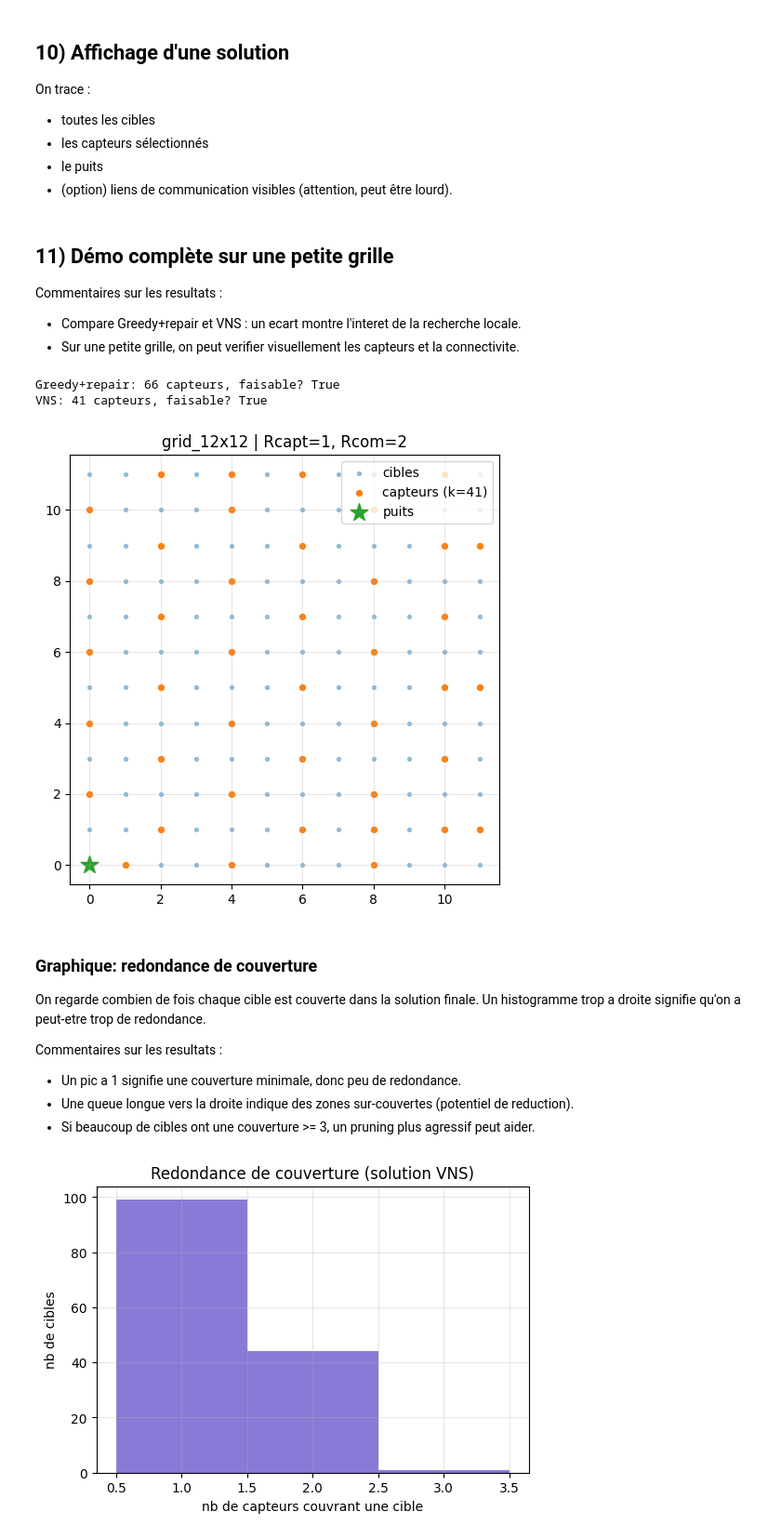
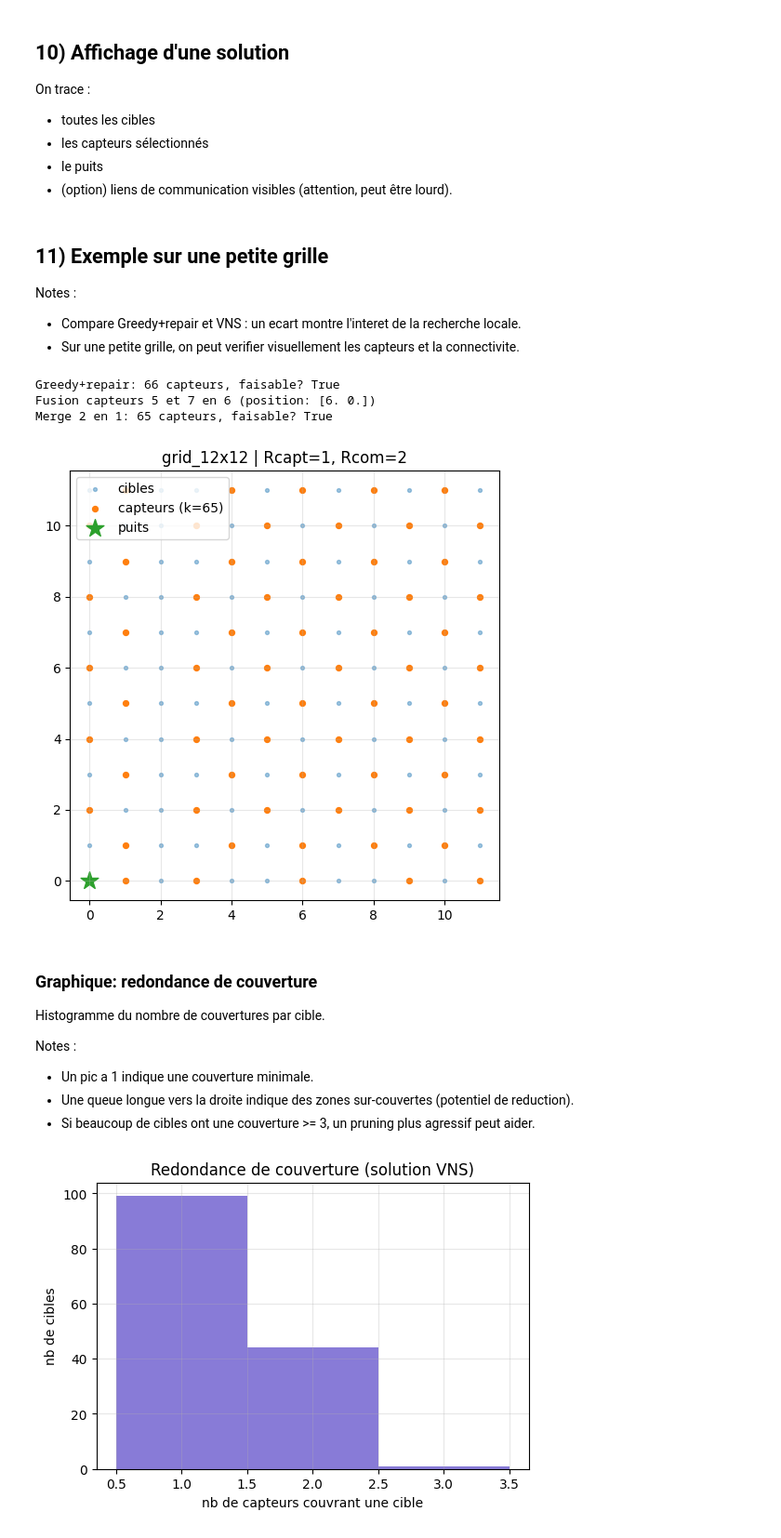
Before and after one commit to pgatt06/Meta-heuristiques, a Jupyter notebook: projet_capteurs_metaheuristiques.ipynb, the cells around one changed output. Shown at 93% size. Cells and saved outputs as stored; diff of their text form; code cells hidden in the pictures.

```diff
--- a/projet_capteurs_metaheuristiques.ipynb
+++ b/projet_capteurs_metaheuristiques.ipynb
@@ -533,3 +535,34 @@ def local_search_swaps(selected: np.ndarray, pc: Precomp, trials: int=500) -> np
+# %%
+def merge_sensors(selected: np.ndarray, pc: Precomp) -> np.ndarray:
+    N = pc.inst.coords.shape[0]
+    sel = selected.copy()
+    sel_idx = np.where(sel)[0]
+
+    for i in range(len(sel_idx)):
+        for j in range(i + 1, len(sel_idx)):
+            a, b = sel_idx[i], sel_idx[j]
+
+            # Calculer le point médian entre les deux capteurs
+            midpoint = (pc.inst.coords[a] + pc.inst.coords[b]) / 2
+
+            # Vérifier si le point médian est une cible valide
+            distances = np.linalg.norm(pc.inst.coords - midpoint, axis=1)
+            closest_idx = np.argmin(distances)
+            if distances[closest_idx] > pc.Rcapt:
+                continue
+
+            # Tenter de fusionner en activant le capteur au point médian
+            new_sel = sel.copy()
+            new_sel[a] = False
+            new_sel[b] = False
+            new_sel[closest_idx] = True
+
+            # Vérifier la faisabilité après fusion
+            if is_feasible(new_sel, pc) and int(new_sel.sum()) < int(sel.sum()):
+                print(f"Fusion capteurs {a} et {b} en {closest_idx} (position: {pc.inst.coords[closest_idx]})")
+                return new_sel
+
+    return sel
 # %% [markdown]
 ## 9) Métaheuristique : VNS (Variable Neighborhood Search)
 
@@ -636,35 +669,39 @@ def plot_solution(selected: np.ndarray, pc: Precomp, show_links: bool=False, max
     plt.legend()
     plt.show()
 # %% [markdown]
-## 11) Démo complète sur une petite grille
+## 11) Exemple sur une petite grille
 
-Commentaires sur les resultats :
+Notes :
 - Compare Greedy+repair et VNS : un ecart montre l'interet de la recherche locale.
 - Sur une petite grille, on peut verifier visuellement les capteurs et la connectivite.
 # %%
 inst = make_grid(12, 12)
 pc = build_precomp(inst, Rcapt=1, Rcom=2)
 
 sol0 = greedy_construct(pc)
 sol0 = repair(sol0, pc)
 print('Greedy+repair:', int(sol0.sum()), 'capteurs, faisable?', is_feasible(sol0, pc))
 
-sol = vns(pc, kmax=8, iters=40, do_swaps=True)
-print('VNS:', int(sol.sum()), 'capteurs, faisable?', is_feasible(sol, pc))
+sol1 = greedy_construct(pc)
+sol1 = merge_sensors(sol1, pc)
+print('Merge 2 en 1:', int(sol1.sum()), 'capteurs, faisable?', is_feasible(sol1, pc))
 
-plot_solution(sol, pc, show_links=False)
+#sol = vns(pc, kmax=8, iters=40, do_swaps=True)
+#print('VNS:', int(sol.sum()), 'capteurs, faisable?', is_feasible(sol, pc))
+
+plot_solution(sol1, pc, show_links=False)
 # %% [output]
 Greedy+repair: 66 capteurs, faisable? True
-VNS: 41 capteurs, faisable? True
+Fusion capteurs 5 et 7 en 6 (position: [6. 0.])
+Merge 2 en 1: 65 capteurs, faisable? True
-[figure, old version]
+[figure, new version]
 # %% [markdown]
 ### Graphique: redondance de couverture
 
-On regarde combien de fois chaque cible est couverte dans la solution finale.
-Un histogramme trop a droite signifie qu'on a peut-etre trop de redondance.
+Histogramme du nombre de couvertures par cible.
 
-Commentaires sur les resultats :
-- Un pic a 1 signifie une couverture minimale, donc peu de redondance.
+Notes :
+- Un pic a 1 indique une couverture minimale.
 - Une queue longue vers la droite indique des zones sur-couvertes (potentiel de reduction).
 - Si beaucoup de cibles ont une couverture >= 3, un pruning plus agressif peut aider.
 # %%
```
Also changed, not shown: parts of 16 cells of this notebook.
